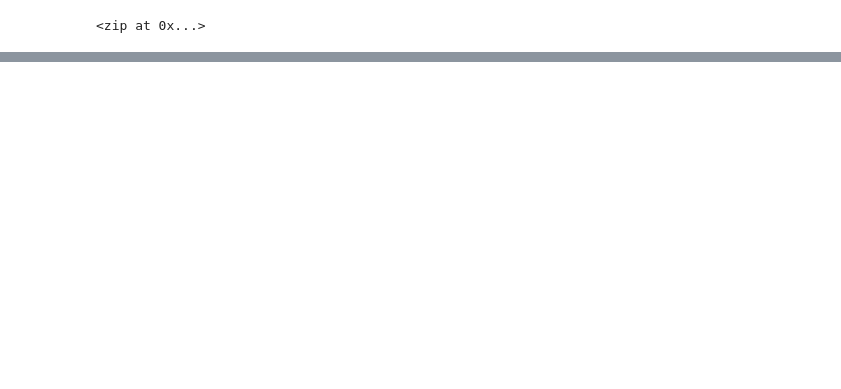
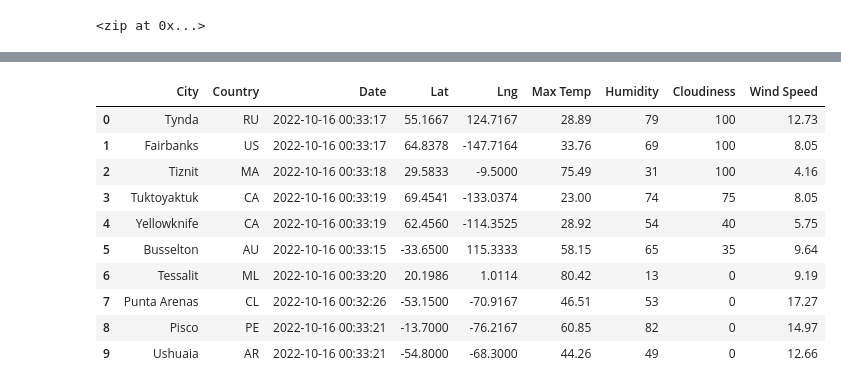
Before and after one commit to msury21/World_Weather_Analysis, a Jupyter notebook: WeatherPy.ipynb, the cells around one changed output, grey strips where cells are left out. Saved outputs shown, nothing was run; the diff lists cells and outputs as text; code cells hidden in the pictures; blank space fills up the shorter version.

```diff
--- a/WeatherPy.ipynb
+++ b/WeatherPy.ipynb
@@ -54,0 +164,17 @@ len(cities)
+# %%
+#reorder the columns
+new_column_order = ["City", "Country", "Date", "Lat", "Lng", "Max Temp", "Humidity", "Cloudiness", "Wind Speed"]
+city_data_df = city_data_df[new_column_order]
+city_data_df.head(10)
+# %% [output]
+|  | City | Country | Date | Lat | Lng | Max Temp | Humidity | Cloudiness | Wind Speed |
+| 0 | Tynda | RU | 2022-10-16 00:33:17 | 55.1667 | 124.7167 | 28.89 | 79 | 100 | 12.73 |
+| 1 | Fairbanks | US | 2022-10-16 00:33:17 | 64.8378 | -147.7164 | 33.76 | 69 | 100 | 8.05 |
+| 2 | Tiznit | MA | 2022-10-16 00:33:18 | 29.5833 | -9.5000 | 75.49 | 31 | 100 | 4.16 |
+| 3 | Tuktoyaktuk | CA | 2022-10-16 00:33:19 | 69.4541 | -133.0374 | 23.00 | 74 | 75 | 8.05 |
+| 4 | Yellowknife | CA | 2022-10-16 00:33:19 | 62.4560 | -114.3525 | 28.92 | 54 | 40 | 5.75 |
+| 5 | Busselton | AU | 2022-10-16 00:33:15 | -33.6500 | 115.3333 | 58.15 | 65 | 35 | 9.64 |
+| 6 | Tessalit | ML | 2022-10-16 00:33:20 | 20.1986 | 1.0114 | 80.42 | 13 | 0 | 9.19 |
+| 7 | Punta Arenas | CL | 2022-10-16 00:32:26 | -53.1500 | -70.9167 | 46.51 | 53 | 0 | 17.27 |
+| 8 | Pisco | PE | 2022-10-16 00:33:21 | -13.7000 | -76.2167 | 60.85 | 82 | 0 | 14.97 |
+| 9 | Ushuaia | AR | 2022-10-16 00:33:21 | -54.8000 | -68.3000 | 44.26 | 49 | 0 | 12.66 |
```
Also changed, not shown: parts of 6 cells of this notebook, 2 other files.
